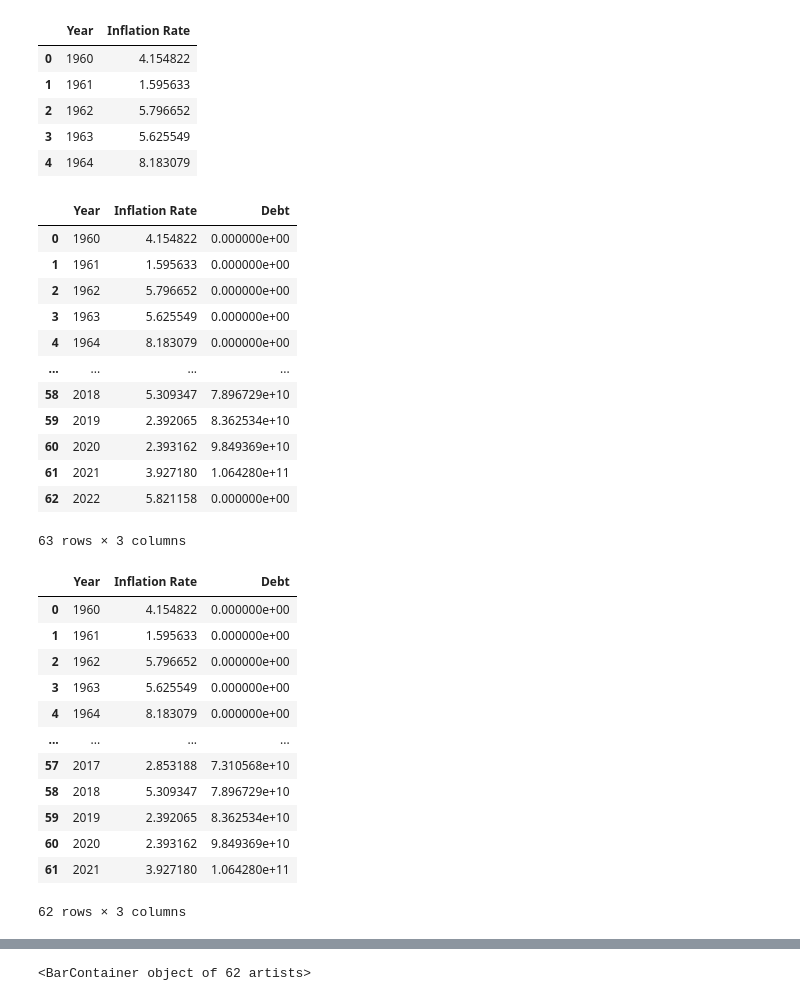
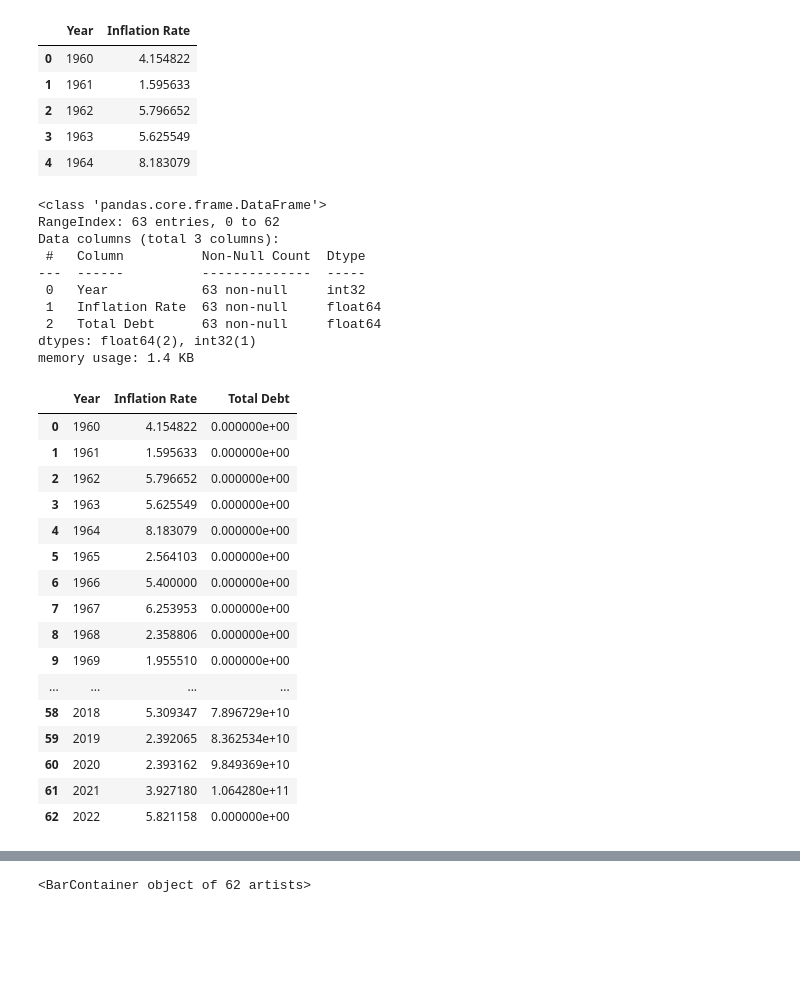
Before and after one commit to Giyanellow/Time-Series-Analysis-on-Philippine-Debt-and-Inflation, a Jupyter notebook: CAPSTONE PROJECT.ipynb, the cells around one changed output, grey strips where cells are left out. Saved outputs shown, nothing was run; the diff lists cells and outputs as text; code cells hidden in the pictures; blank space fills up the shorter version.

```diff
--- a/CAPSTONE PROJECT.ipynb
+++ b/CAPSTONE PROJECT.ipynb
@@ -145,37 +147,36 @@ df_inflation.head()
 | 3 | 1963 | 5.625549 |
 | 4 | 1964 | 8.183079 |
 # %%
-debt_list = df_debt['Debt'].tolist()
-df_inflation['Debt'] = debt_list[:-1]
+debt_total = df_debt['Debt'].tolist()
+
+df_inflation['Total Debt'] = debt_total[:len(df_inflation)]
+df_inflation.info()
 df_inflation.head(70)
 # %% [output]
+<class 'pandas.core.frame.DataFrame'>
+RangeIndex: 63 entries, 0 to 62
+Data columns (total 3 columns):
+ #   Column          Non-Null Count  Dtype
+---  ------          --------------  -----
+ 0   Year            63 non-null     int32
+ 1   Inflation Rate  63 non-null     float64
+ 2   Total Debt      63 non-null     float64
+dtypes: float64(2), int32(1)
+memory usage: 1.4 KB
-|  | Year | Inflation Rate | Debt |
+|  | Year | Inflation Rate | Total Debt |
 | 0 | 1960 | 4.154822 | 0.000000e+00 |
 | 1 | 1961 | 1.595633 | 0.000000e+00 |
 | 2 | 1962 | 5.796652 | 0.000000e+00 |
 | 3 | 1963 | 5.625549 | 0.000000e+00 |
 | 4 | 1964 | 8.183079 | 0.000000e+00 |
+| 5 | 1965 | 2.564103 | 0.000000e+00 |
+| 6 | 1966 | 5.400000 | 0.000000e+00 |
+| 7 | 1967 | 6.253953 | 0.000000e+00 |
+| 8 | 1968 | 2.358806 | 0.000000e+00 |
+| 9 | 1969 | 1.955510 | 0.000000e+00 |
 | ... | ... | ... | ... |
 | 58 | 2018 | 5.309347 | 7.896729e+10 |
 | 59 | 2019 | 2.392065 | 8.362534e+10 |
 | 60 | 2020 | 2.393162 | 9.849369e+10 |
 | 61 | 2021 | 3.927180 | 1.064280e+11 |
 | 62 | 2022 | 5.821158 | 0.000000e+00 |
-63 rows × 3 columns
-# %%
-df_inflation = df_inflation.drop(df_inflation.index[-1])
-df_inflation.head(70)
-# %% [output]
-|  | Year | Inflation Rate | Debt |
-| 0 | 1960 | 4.154822 | 0.000000e+00 |
-| 1 | 1961 | 1.595633 | 0.000000e+00 |
-| 2 | 1962 | 5.796652 | 0.000000e+00 |
-| 3 | 1963 | 5.625549 | 0.000000e+00 |
-| 4 | 1964 | 8.183079 | 0.000000e+00 |
-| ... | ... | ... | ... |
-| 57 | 2017 | 2.853188 | 7.310568e+10 |
-| 58 | 2018 | 5.309347 | 7.896729e+10 |
-| 59 | 2019 | 2.392065 | 8.362534e+10 |
-| 60 | 2020 | 2.393162 | 9.849369e+10 |
-| 61 | 2021 | 3.927180 | 1.064280e+11 |
-62 rows × 3 columns
```
Also changed, not shown: parts of 41 cells of this notebook, 6 other files.
